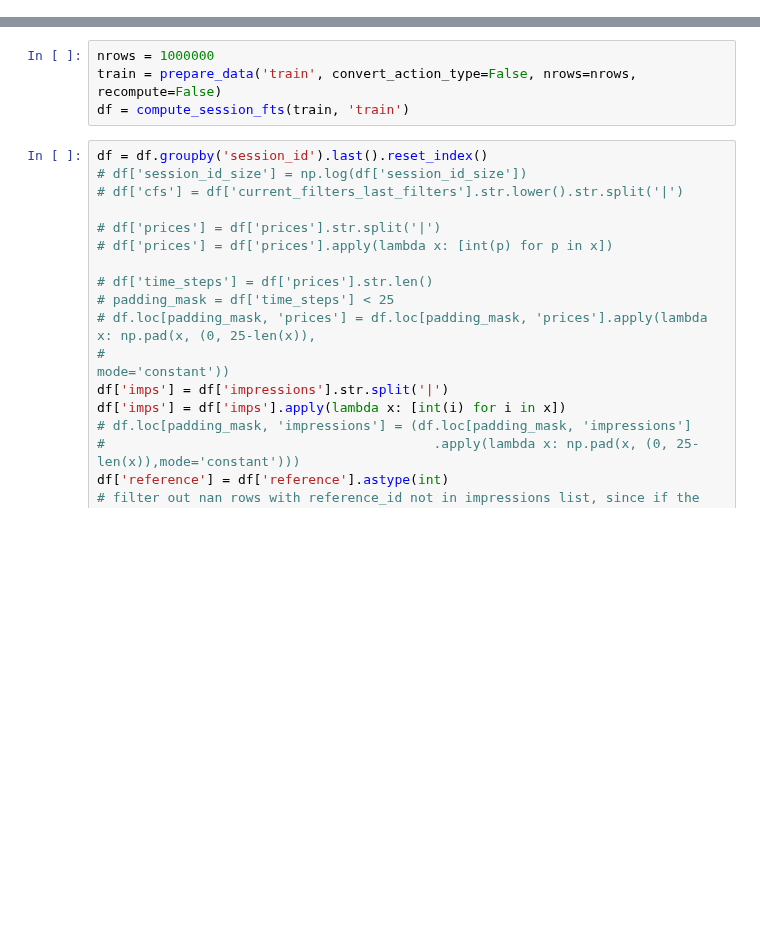
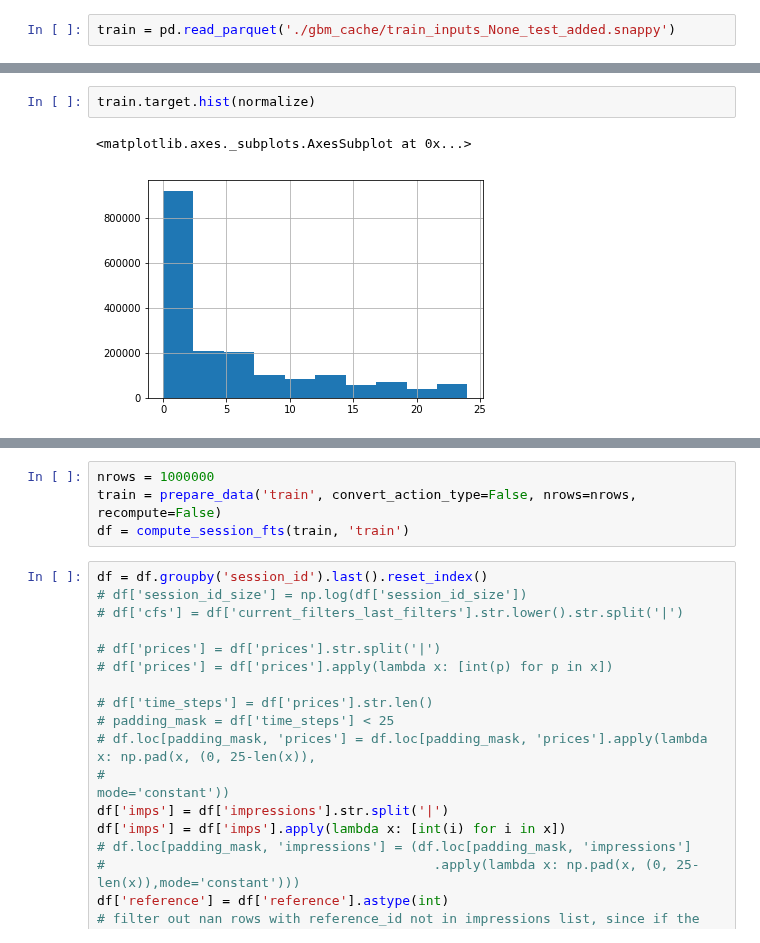
Before and after one commit to samshipengs/naps, a Jupyter notebook: playground.ipynb, the cells around one changed output, grey strips where cells are left out. Drawn from its saved outputs; the diff is of its cells as text; blank space fills up the shorter version.

```diff
--- a/playground.ipynb
+++ b/playground.ipynb
@@ -21,0 +21,2 @@ pp = pprint.PrettyPrinter(indent=1)
+# %%
+train = pd.read_parquet('./gbm_cache/train_inputs_None_test_added.snappy')
@@ -21,0 +46,5 @@ pp = pprint.PrettyPrinter(indent=1)
+# %%
+train.target.hist(normalize)
+# %% [output]
+<matplotlib.axes._subplots.AxesSubplot at 0x...>
+[figure, added]
```
Also changed, not shown: parts of 31 cells of this notebook, 3 other files.
